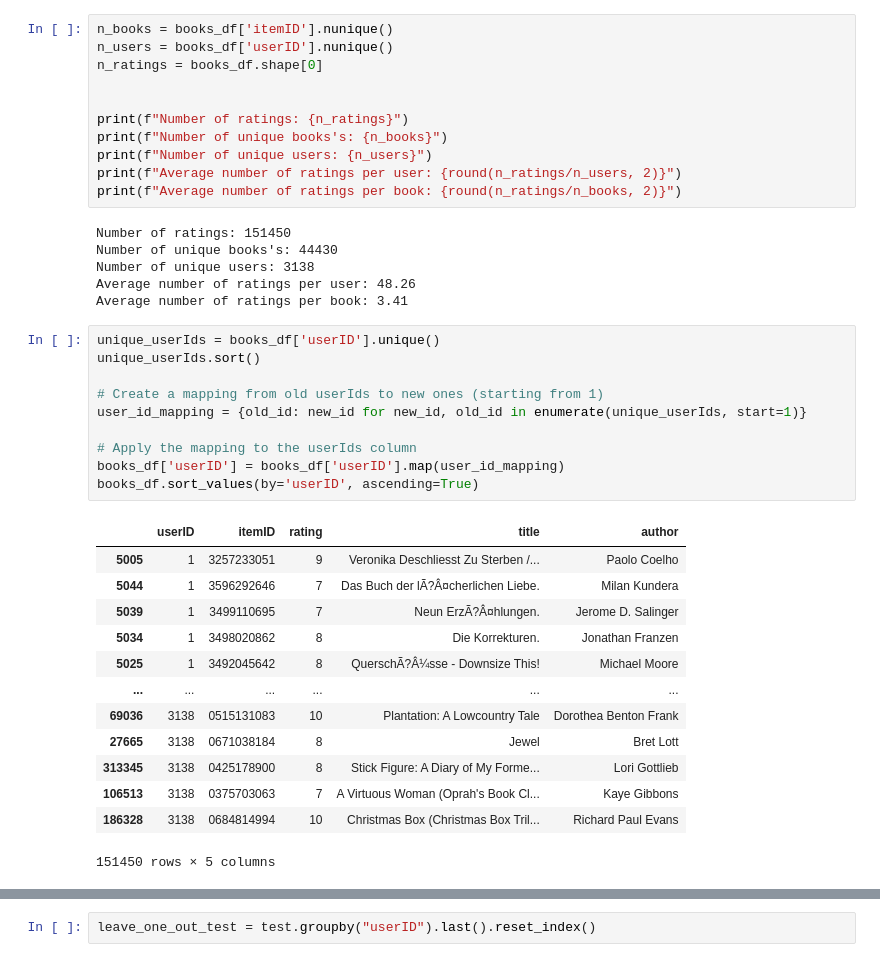
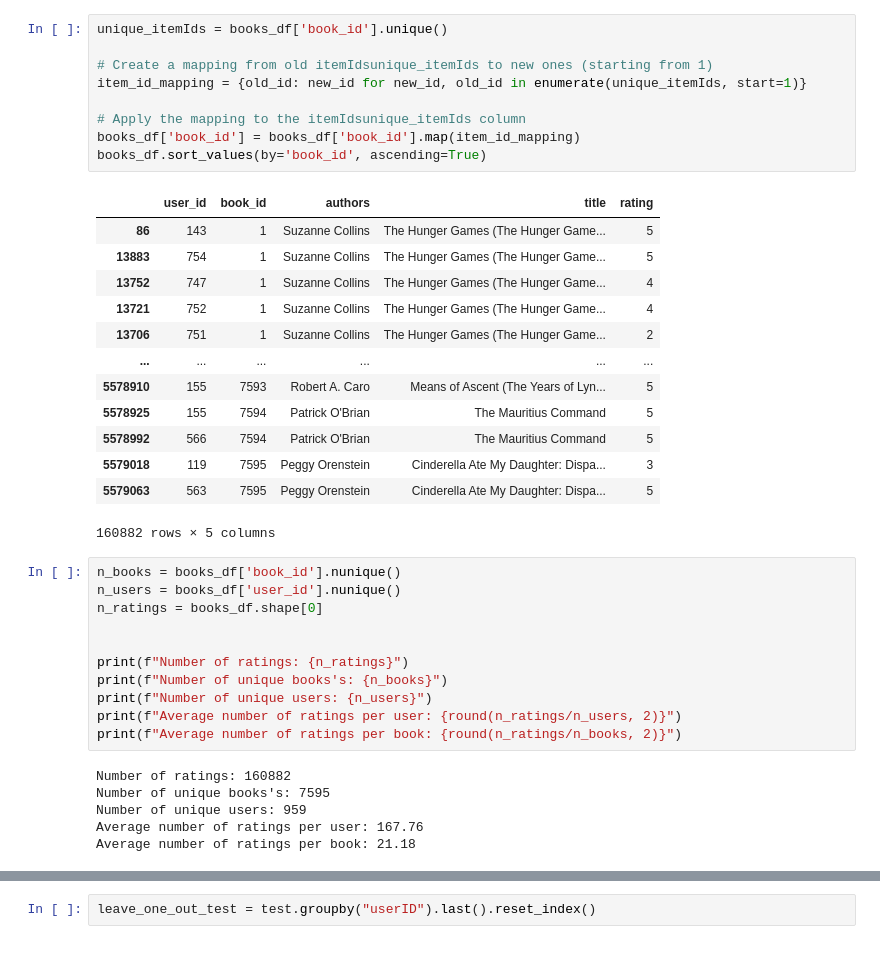
Before and after one commit to H4mz4k7/TheReadingRoom, a Jupyter notebook: ncf_notebook.ipynb, the cells around one changed output, grey strips where cells are left out. Cells and saved outputs as stored; diff of their text form.

```diff
--- a/ncf_notebook.ipynb
+++ b/ncf_notebook.ipynb
@@ -94,6 +152,29 @@ books_df = books_df[books_df['itemID'].isin(items_with_x_interaction.index)]
+# %%
+unique_itemIds = books_df['book_id'].unique()
+
+# Create a mapping from old itemIdsunique_itemIds to new ones (starting from 1)
+item_id_mapping = {old_id: new_id for new_id, old_id in enumerate(unique_itemIds, start=1)}
+
+# Apply the mapping to the itemIdsunique_itemIds column
+books_df['book_id'] = books_df['book_id'].map(item_id_mapping)
+books_df.sort_values(by='book_id', ascending=True)
+# %% [output]
+|  | user_id | book_id | authors | title | rating |
+| 86 | 143 | 1 | Suzanne Collins | The Hunger Games (The Hunger Game... | 5 |
+| 13883 | 754 | 1 | Suzanne Collins | The Hunger Games (The Hunger Game... | 5 |
+| 13752 | 747 | 1 | Suzanne Collins | The Hunger Games (The Hunger Game... | 4 |
+| 13721 | 752 | 1 | Suzanne Collins | The Hunger Games (The Hunger Game... | 4 |
+| 13706 | 751 | 1 | Suzanne Collins | The Hunger Games (The Hunger Game... | 2 |
+| ... | ... | ... | ... | ... | ... |
+| 5578910 | 155 | 7593 | Robert A. Caro | Means of Ascent (The Years of Lyn... | 5 |
+| 5578925 | 155 | 7594 | Patrick O'Brian | The Mauritius Command | 5 |
+| 5578992 | 566 | 7594 | Patrick O'Brian | The Mauritius Command | 5 |
+| 5579018 | 119 | 7595 | Peggy Orenstein | Cinderella Ate My Daughter: Dispa... | 3 |
+| 5579063 | 563 | 7595 | Peggy Orenstein | Cinderella Ate My Daughter: Dispa... | 5 |
+160882 rows × 5 columns
 # %%
-n_books = books_df['itemID'].nunique()
-n_users = books_df['userID'].nunique()
+n_books = books_df['book_id'].nunique()
+n_users = books_df['user_id'].nunique()
 n_ratings = books_df.shape[0]
 
 
@@ -103,32 +184,8 @@ print(f"Number of unique users: {n_users}")
 print(f"Average number of ratings per user: {round(n_ratings/n_users, 2)}")
 print(f"Average number of ratings per book: {round(n_ratings/n_books, 2)}")
 # %% [output]
-Number of ratings: 151450
-Number of unique books's: 44430
-Number of unique users: 3138
-Average number of ratings per user: 48.26
-Average number of ratings per book: 3.41
+Number of ratings: 160882
+Number of unique books's: 7595
+Number of unique users: 959
+Average number of ratings per user: 167.76
+Average number of ratings per book: 21.18
-# %%
-unique_userIds = books_df['userID'].unique()
-unique_userIds.sort()
-
-# Create a mapping from old userIds to new ones (starting from 1)
-user_id_mapping = {old_id: new_id for new_id, old_id in enumerate(unique_userIds, start=1)}
-
-# Apply the mapping to the userIds column
-books_df['userID'] = books_df['userID'].map(user_id_mapping)
-books_df.sort_values(by='userID', ascending=True)
-# %% [output]
-|  | userID | itemID | rating | title | author |
-| 5005 | 1 | 3257233051 | 9 | Veronika Deschliesst Zu Sterben /... | Paolo Coelho |
-| 5044 | 1 | 3596292646 | 7 | Das Buch der lÃ?Â¤cherlichen Liebe. | Milan Kundera |
-| 5039 | 1 | 3499110695 | 7 | Neun ErzÃ?Â¤hlungen. | Jerome D. Salinger |
-| 5034 | 1 | 3498020862 | 8 | Die Korrekturen. | Jonathan Franzen |
-| 5025 | 1 | 3492045642 | 8 | QuerschÃ?Â¼sse - Downsize This! | Michael Moore |
-| ... | ... | ... | ... | ... | ... |
-| 69036 | 3138 | 0515131083 | 10 | Plantation: A Lowcountry Tale | Dorothea Benton Frank |
-| 27665 | 3138 | 0671038184 | 8 | Jewel | Bret Lott |
-| 313345 | 3138 | 0425178900 | 8 | Stick Figure: A Diary of My Forme... | Lori Gottlieb |
-| 106513 | 3138 | 0375703063 | 7 | A Virtuous Woman (Oprah's Book Cl... | Kaye Gibbons |
-| 186328 | 3138 | 0684814994 | 10 | Christmas Box (Christmas Box Tril... | Richard Paul Evans |
-151450 rows × 5 columns
```
Also changed, not shown: parts of 38 cells of this notebook, 7 other files.
